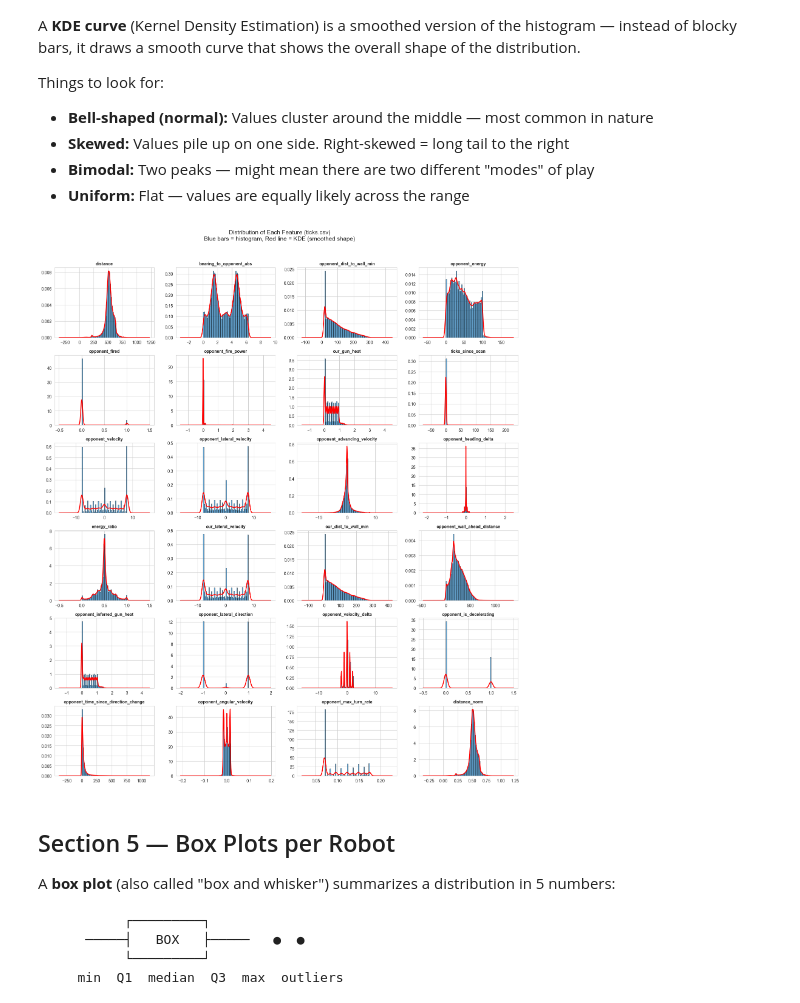
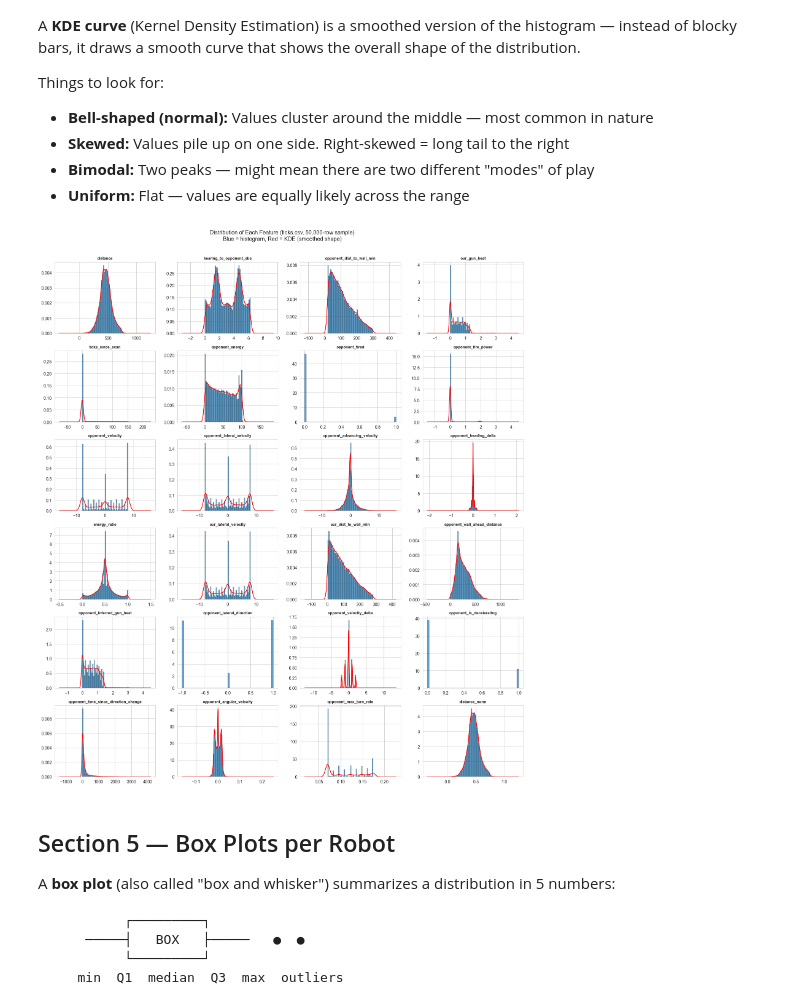
Before and after one commit to pavelsavara/robocode-autopilot, a Jupyter notebook: intuition/01_data_overview.ipynb, the cells around one changed output. Saved outputs shown, nothing was run; the diff lists cells and outputs as text; code cells hidden in the pictures.

```diff
--- a/intuition/01_data_overview.ipynb
+++ b/intuition/01_data_overview.ipynb
@@ -264,39 +216,49 @@ Things to look for:
 - **Uniform:** Flat — values are equally likely across the range
 # %%
 # --- Histograms of all numeric features in ticks.csv ---
-# Select only the feature columns (exclude metadata like battle_id, round, tick)
-meta_cols = ['battle_id', 'round', 'tick', 'scan_available', 'robot_name']
-feature_cols = [c for c in ticks.columns if c not in meta_cols]
+# Plotting on the full ~1M-row frame is overkill: a 50-bin histogram looks the
+# same with 50,000 points as with 1,000,000. We subsample once for plotting.
+meta_cols = ['battle_id', 'round', 'tick', 'scan_available', 'robot_name',
+             'opponent_name_hash']
+feature_cols = [c for c in ticks.select_dtypes(include=[np.number]).columns
+                if c not in meta_cols]
+
+PLOT_SAMPLE = 50_000
+plot_df = ticks[feature_cols].sample(min(PLOT_SAMPLE, len(ticks)),
+                                     random_state=42)
 
 n_features = len(feature_cols)
 n_cols = 4
 n_rows = (n_features + n_cols - 1) // n_cols
 
 fig, axes = plt.subplots(n_rows, n_cols, figsize=(16, 3 * n_rows))
 axes = axes.flatten()
 
 for i, col in enumerate(feature_cols):
     ax = axes[i]
-    data = ticks[col].dropna()
+    data = plot_df[col].dropna()
     if len(data) > 0:
-        ax.hist(data, bins=50, alpha=0.7, edgecolor='black', linewidth=0.5, density=True)
-        try:
-            data.plot.kde(ax=ax, color='red', linewidth=2)
-        except Exception:
-            pass  # KDE can fail for degenerate distributions
-    ax.set_title(col, fontsize=10, fontweight='bold')
+        ax.hist(data, bins=50, alpha=0.7, edgecolor='black',
+                linewidth=0.3, density=True)
+        # KDE only if the column actually varies (avoid singular-matrix errors)
+        if data.nunique() > 5 and data.std() > 1e-6:
+            try:
+                data.plot.kde(ax=ax, color='red', linewidth=1.5)
+            except Exception:
+                pass
+    ax.set_title(col, fontsize=9, fontweight='bold')
     ax.set_ylabel('')
 
-# Hide unused subplots
 for j in range(i + 1, len(axes)):
     axes[j].set_visible(False)
 
-fig.suptitle("Distribution of Each Feature (ticks.csv)\nBlue bars = histogram, Red line = KDE (smoothed shape)",
-             fontsize=14, y=1.02)
+fig.suptitle(f"Distribution of Each Feature (ticks.csv, {PLOT_SAMPLE:,}-row sample)\n"
+             "Blue = histogram, Red = KDE (smoothed shape)",
+             fontsize=13, y=1.01)
 plt.tight_layout()
 plt.show()
 # %% [output]
-[figure, old version]
+[figure, new version]
 # %% [markdown]
 ## Section 5 — Box Plots per Robot
 
```
Also changed, not shown: parts of 9 cells of this notebook, 28 other files.
